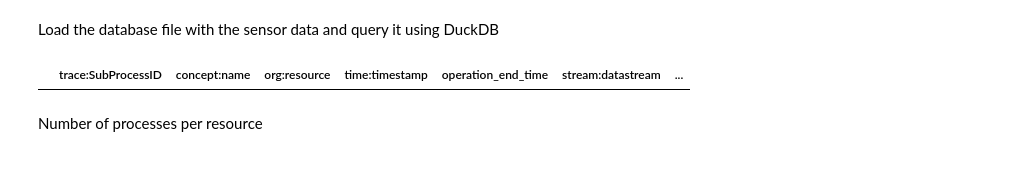
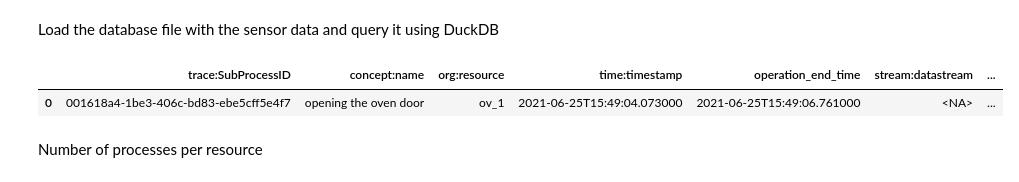
Before and after one commit to Olive305/Bachelor-thesis, a Jupyter notebook: Data/IoT enriched event log paper/document_log_content.ipynb, the cells around one changed output. Cells and saved outputs as stored; diff of their text form; code cells hidden in the pictures.

```diff
--- a/Data/IoT enriched event log paper/document_log_content.ipynb
+++ b/Data/IoT enriched event log paper/document_log_content.ipynb
@@ -317,34 +317,35 @@ if False:
 if False:
     print("\nSample rows from sensor_data:")
     sample_df = con.execute("SELECT * FROM sensor_data LIMIT 5").df()
     display(sample_df)
 
 
 # ------------------------
 # Enter query here
 # ------------------------
 
 df_sensor_grouped = con.execute("""
     SELECT
         *
     FROM
         sensor_data
     WHERE "org:resource" = 'ov_1'
-    AND "stream:observation" LIKE '%otor%'
+    AND "stream:system" LIKE '%otor%'
     LIMIT 1
 """).df()
 
 # ------------------------
 
 
 # Display with full width
 
 pd.set_option('display.max_colwidth', None)
 pd.set_option('display.width', None)
 pd.set_option('display.max_columns', None)
 display(df_sensor_grouped)
 # %% [output]
 |  | trace:SubProcessID | concept:name | org:resource | time:timestamp | operation_end_time | stream:datastream | ... |
+| 0 | 001618a4-1be3-406c-bd83-ebe5cff5e4f7 | opening the oven door | ov_1 | 2021-06-25T15:49:04.073000 | 2021-06-25T15:49:06.761000 | <NA> | ... |
 # %% [markdown]
 Number of processes per resource
 # %%
```
Also changed, not shown: parts of 7 cells of this notebook, 10 other files.
